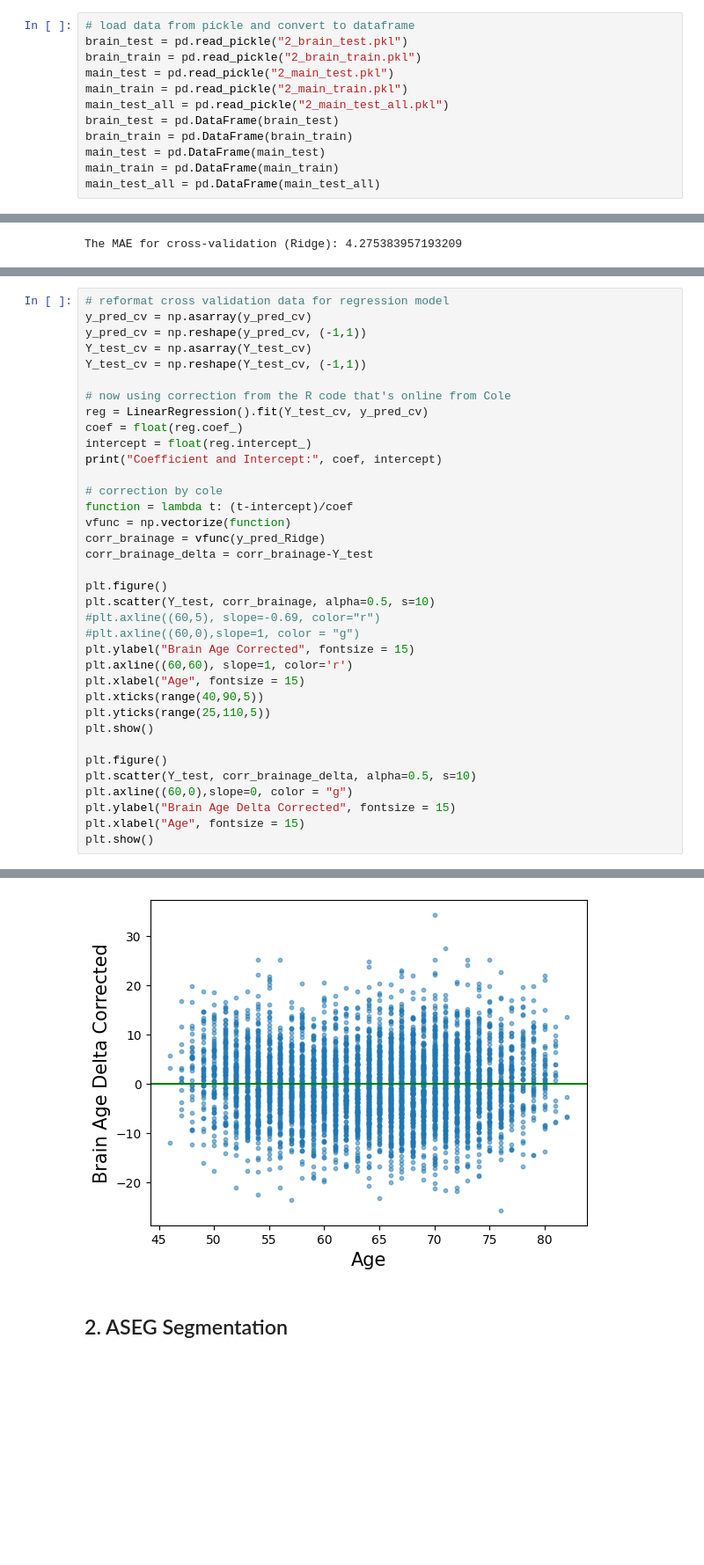
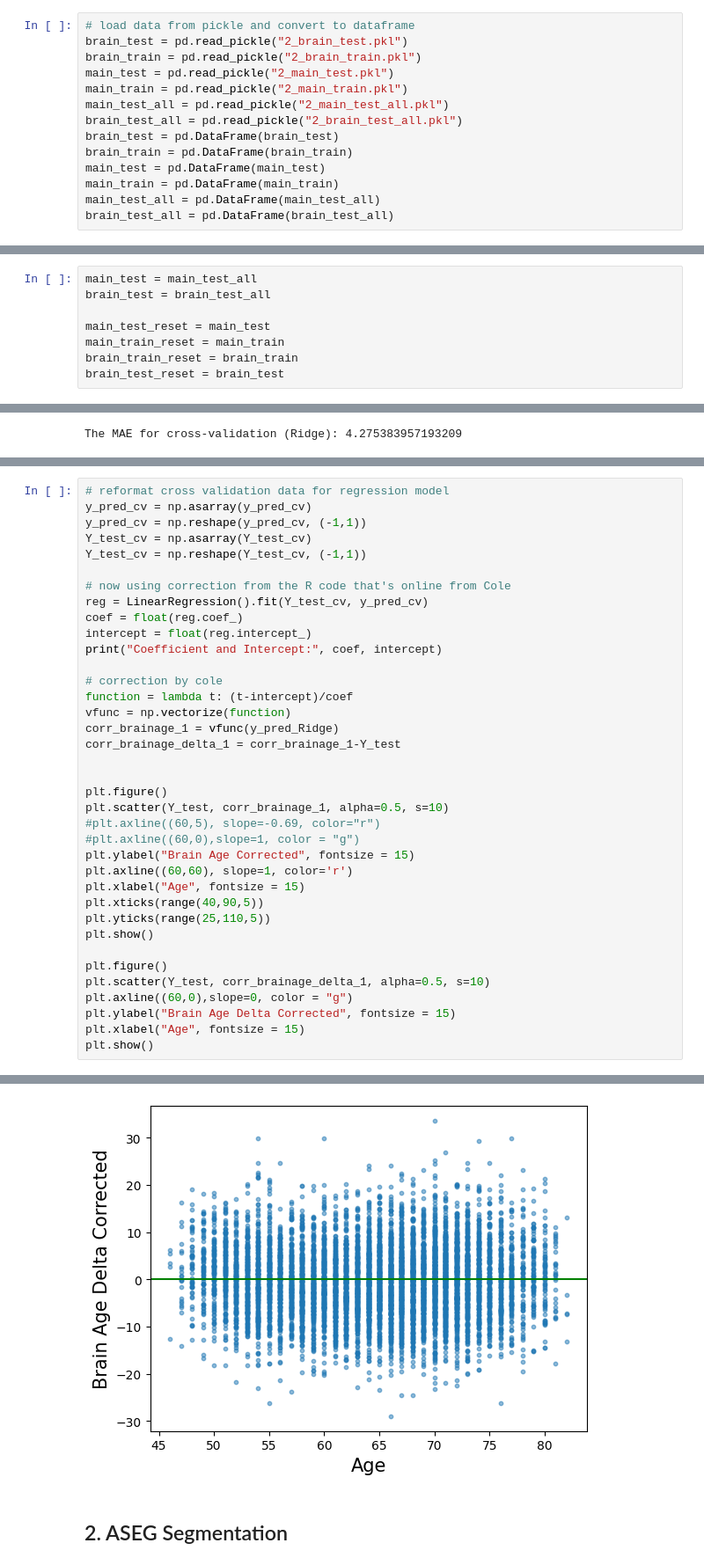
Before and after one commit to ivychad/Hanna, a Jupyter notebook: 3 BrainAge.ipynb, the cells around one changed output, grey strips where cells are left out. Shown at 88% size. Drawn from its saved outputs; the diff is of its cells as text; blank space fills up the shorter version.

```diff
--- a/3 BrainAge.ipynb
+++ b/3 BrainAge.ipynb
@@ -25,8 +25,10 @@ brain_train = pd.read_pickle("2_brain_train.pkl")
 main_test = pd.read_pickle("2_main_test.pkl")
 main_train = pd.read_pickle("2_main_train.pkl")
 main_test_all = pd.read_pickle("2_main_test_all.pkl")
+brain_test_all = pd.read_pickle("2_brain_test_all.pkl")
 brain_test = pd.DataFrame(brain_test)
 brain_train = pd.DataFrame(brain_train)
 main_test = pd.DataFrame(main_test)
 main_train = pd.DataFrame(main_train)
 main_test_all = pd.DataFrame(main_test_all)
+brain_test_all = pd.DataFrame(brain_test_all)
@@ -33,3 +37,11 @@ main_test_all = pd.DataFrame(main_test_all)
+# %%
+main_test = main_test_all
+brain_test = brain_test_all
+
+main_test_reset = main_test
+main_train_reset = main_train
+brain_train_reset = brain_train
+brain_test_reset = brain_test
 # %% [markdown]
 # Brain Age Prediction by Segmentation
 # %% [markdown]
@@ -167,11 +174,12 @@ print("Coefficient and Intercept:", coef, intercept)
 # correction by cole
 function = lambda t: (t-intercept)/coef
 vfunc = np.vectorize(function)
-corr_brainage = vfunc(y_pred_Ridge)
-corr_brainage_delta = corr_brainage-Y_test
+corr_brainage_1 = vfunc(y_pred_Ridge)
+corr_brainage_delta_1 = corr_brainage_1-Y_test
+
 
 plt.figure()
-plt.scatter(Y_test, corr_brainage, alpha=0.5, s=10)
+plt.scatter(Y_test, corr_brainage_1, alpha=0.5, s=10)
 #plt.axline((60,5), slope=-0.69, color="r")
 #plt.axline((60,0),slope=1, color = "g")
 plt.ylabel("Brain Age Corrected", fontsize = 15)
@@ -182,7 +190,7 @@ plt.yticks(range(25,110,5))
 plt.show()
 
 plt.figure()
-plt.scatter(Y_test, corr_brainage_delta, alpha=0.5, s=10)
+plt.scatter(Y_test, corr_brainage_delta_1, alpha=0.5, s=10)
 plt.axline((60,0),slope=0, color = "g")
 plt.ylabel("Brain Age Delta Corrected", fontsize = 15)
 plt.xlabel("Age", fontsize = 15)
@@ -193,4 +201,4 @@ Coefficient and Intercept: 0.5254167749294537 30.5777528588997
-[figure, old version]
+[figure, new version]
 # %% [markdown]
 ## 2. ASEG Segmentation
 # %%
```
Also changed, not shown: parts of 18 cells of this notebook, 3 other files.
